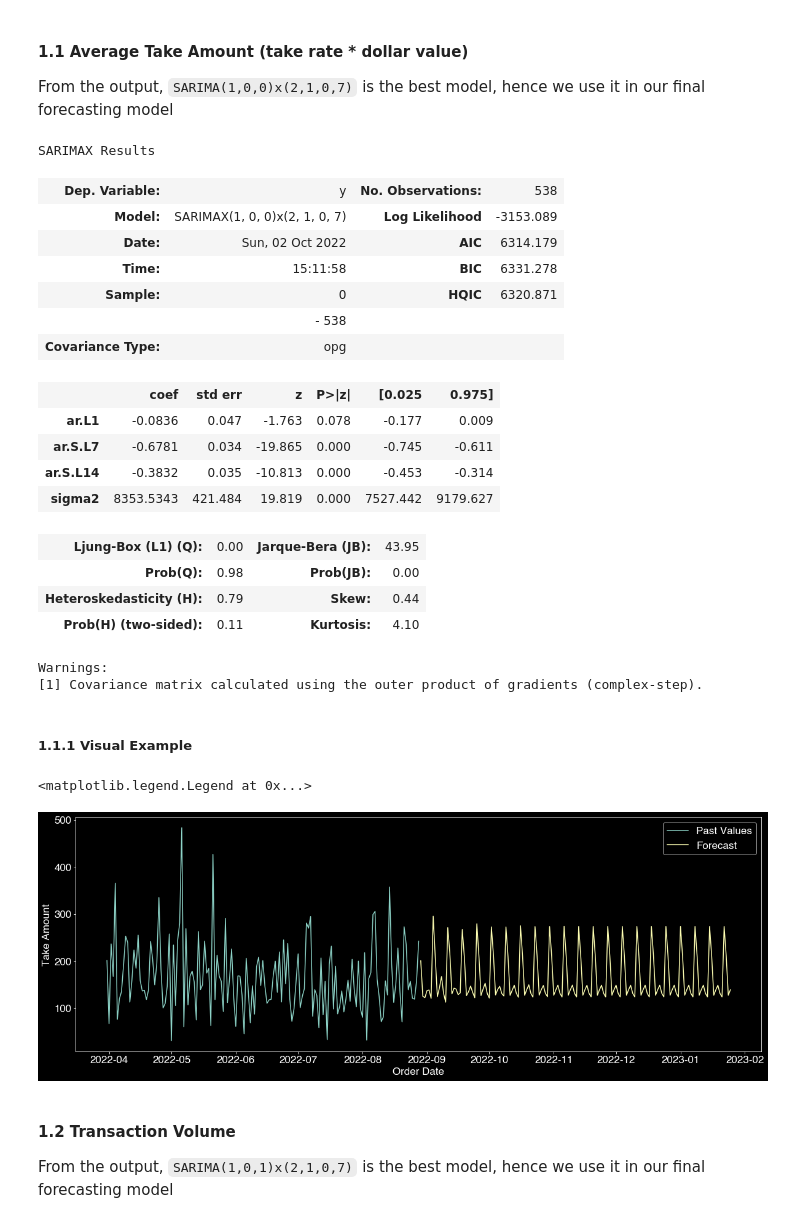
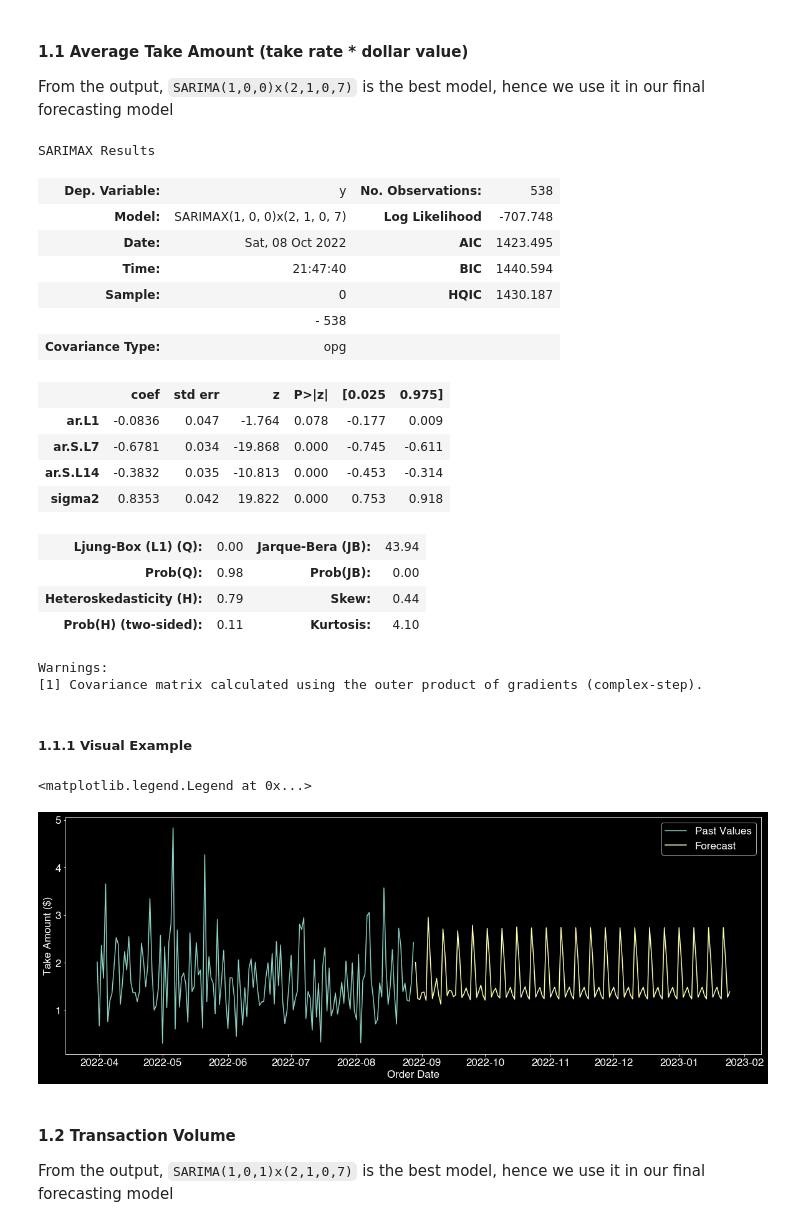
Before and after one commit to MAST30034-Applied-Data-Science/generic-buy-now-pay-later-project-group-5, a Jupyter notebook: notebooks/merchant_forecast.ipynb, the cells around one changed output. Drawn from its saved outputs; the diff is of its cells as text; code cells hidden in the pictures.

Commit message:
fixed take amount interpretation

```diff
--- a/notebooks/merchant_forecast.ipynb
+++ b/notebooks/merchant_forecast.ipynb
@@ -50,13 +48,12 @@ To adjust logging level use sc.setLogLevel(newLevel). For SparkR, use setLogLeve
 # %%
 # Read in preprocessed data
 cleaned_data = spark.read.parquet('../data/curated/cleaned_data.parquet/')
-cleaned_data = cleaned_data.withColumn("take_amt", F.col("take rate")*F.col("dollar_value"))
+cleaned_data = cleaned_data.withColumn("take_amt", F.col("take rate")*F.col("dollar_value")/100)
 
 # Group Data and transform into time series data
 ts = cleaned_data.groupBy(['merchant_abn', 'order_datetime']).agg(
     F.mean("take_amt").alias("mean_take_amt"),
     F.count("*").alias("transaction_count"),
-    F.avg("dollar_value").alias("avg_transaction_amt")
 )
 ts_pd = ts.toPandas()
 ts_pd = ts_pd.sort_values(by=['order_datetime','merchant_abn'])
@@ -97,18 +94,18 @@ smodel_take_amt.summary()
 # %% [output]
 SARIMAX Results
 | Dep. Variable: | y | No. Observations: | 538 |
-| Model: | SARIMAX(1, 0, 0)x(2, 1, 0, 7) | Log Likelihood | -3153.089 |
-| Date: | Sun, 02 Oct 2022 | AIC | 6314.179 |
-| Time: | 15:11:58 | BIC | 6331.278 |
-| Sample: | 0 | HQIC | 6320.871 |
+| Model: | SARIMAX(1, 0, 0)x(2, 1, 0, 7) | Log Likelihood | -707.748 |
+| Date: | Sat, 08 Oct 2022 | AIC | 1423.495 |
+| Time: | 21:47:40 | BIC | 1440.594 |
+| Sample: | 0 | HQIC | 1430.187 |
 |  | - 538 |  |  |
 | Covariance Type: | opg |  |  |
 |  | coef | std err | z | P>|z| | [0.025 | 0.975] |
-| ar.L1 | -0.0836 | 0.047 | -1.763 | 0.078 | -0.177 | 0.009 |
-| ar.S.L7 | -0.6781 | 0.034 | -19.865 | 0.000 | -0.745 | -0.611 |
+| ar.L1 | -0.0836 | 0.047 | -1.764 | 0.078 | -0.177 | 0.009 |
+| ar.S.L7 | -0.6781 | 0.034 | -19.868 | 0.000 | -0.745 | -0.611 |
 | ar.S.L14 | -0.3832 | 0.035 | -10.813 | 0.000 | -0.453 | -0.314 |
-| sigma2 | 8353.5343 | 421.484 | 19.819 | 0.000 | 7527.442 | 9179.627 |
+| sigma2 | 0.8353 | 0.042 | 19.822 | 0.000 | 0.753 | 0.918 |
-| Ljung-Box (L1) (Q): | 0.00 | Jarque-Bera (JB): | 43.95 |
+| Ljung-Box (L1) (Q): | 0.00 | Jarque-Bera (JB): | 43.94 |
 | Prob(Q): | 0.98 | Prob(JB): | 0.00 |
 | Heteroskedasticity (H): | 0.79 | Skew: | 0.44 |
 | Prob(H) (two-sided): | 0.11 | Kurtosis: | 4.10 |
@@ -124,20 +121,20 @@ take_amt_test_forecast = take_amt_test_fit.get_forecast(steps = 365).predicted_m
 # %%
 from matplotlib import rc
 rc('font',**{'family':'sans-serif','sans-serif':['Helvetica']})
 
 plt.figure(figsize=(20, 7))
 plt.style.use("dark_background")
 plt.rcParams.update({'font.size': 17})
 
 forecast_df = pd.DataFrame(data=take_amt_test_forecast.values, index=pd.date_range(start='2022-08-29',end='2023-08-28'))
 plt.plot(test_data['mean_take_amt'].tail(150), label = "Past Values")
 plt.plot(forecast_df.head(150), label = "Forecast")
 plt.xlabel('Order Date')
-plt.ylabel('Take Amount')
+plt.ylabel('Take Amount ($)')
 plt.legend()
 # %% [output]
 <matplotlib.legend.Legend at 0x...>
-[figure, old version]
+[figure, new version]
 # %% [markdown]
 #### 1.2 Transaction Volume
 
```
Also changed, not shown: parts of 9 cells of this notebook.
